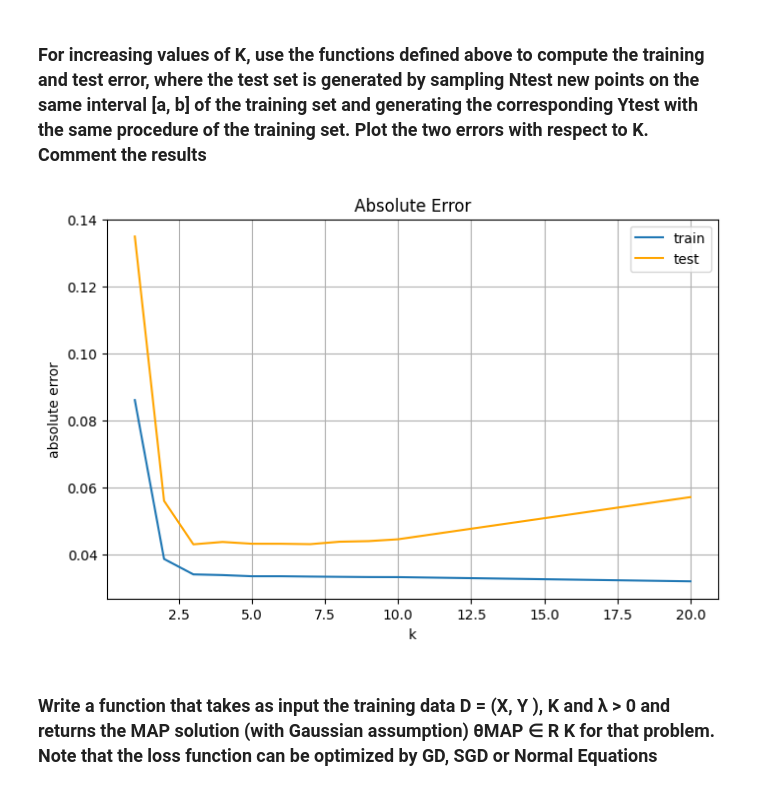
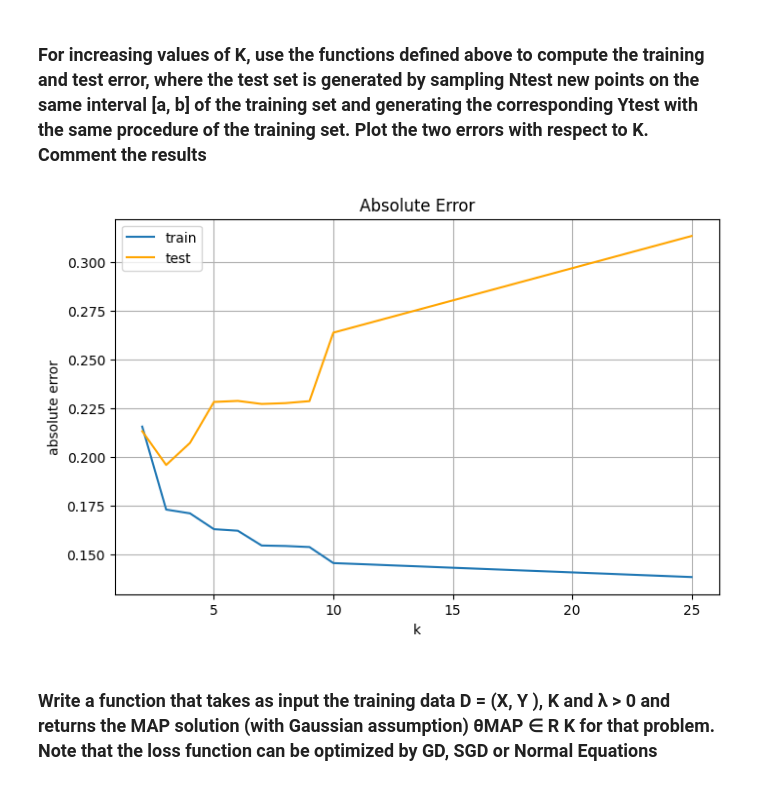
Before and after one commit to francesco-source/Artificial-Intelligence-UNIBO, a Jupyter notebook: Statistical_and_mathematical_methods_for_AI/Exercises/Esercizio4.ipynb, the cells around one changed output. Drawn from its saved outputs; the diff is of its cells as text; code cells hidden in the pictures.

```diff
--- a/Statistical_and_mathematical_methods_for_AI/Exercises/Esercizio4.ipynb
+++ b/Statistical_and_mathematical_methods_for_AI/Exercises/Esercizio4.ipynb
@@ -26,7 +26,7 @@ def f_theta_MLE(X,Y,k):
 def abs_error(theta,Testdata):
     Xtest=Testdata[0]
     Ytest=Testdata[1]
-    return np.linalg.norm(np.vander(Xtest,len(theta))@theta-Ytest,2)*(1/len(Ytest))
+    return (1/len(Ytest))*np.linalg.norm(np.vander(Xtest,len(theta))@theta-Ytest,2)**2
 
 def split_data(X,Y,NTrain):
     index=np.linspace(0,len(Y)-1,len(Y),dtype=int)
@@ -167,7 +167,7 @@ K=4
 theta=np.ones((K,))
 a,b=0,1
 Xtrain=np.random.uniform(low=a,high=b,size=N)
-var=0.1**0.5
+var=0.4
 Phi=np.vander(Xtrain,K)
 Ytrain=Phi@theta+np.random.normal(0,var,size=N)
 #plot the training
@@ -194,7 +194,7 @@ plt.figure(figsize=[15,5*3])
 for k in range(1,len(K_try)):
     plt.subplot(3,3,k)
 
-    theta_MLE=Choose_MLE("S",Xtrain,Ytrain,K_try[k])
+    theta_MLE=Choose_MLE("GD",Xtrain,Ytrain,K_try[k])
 
     Y_MLE_train=np.vander(Xtrain,K_try[k])@theta_MLE
     Y_MLE_test=np.vander(Xtest,K_try[k])@theta_MLE
@@ -211,30 +211,30 @@ plt.show()
 ###  For increasing values of K, use the functions defined above to compute the training and test error, where the test set is generated by sampling Ntest new points on the same interval [a, b] of the training set and generating the corresponding Ytest with the same procedure of the training set. Plot the two errors with respect to K. Comment the results
 # %%
 ### Poviamo a trovare il k senza sapere quale sia
-K_try=[1,2,3,4,5,6,7,8,9,10,20]
+K_try=[2,3,4,5,6,7,8,9,10,25]
 #Xtest=np.linspace(0,1,Ntest)
 plt.figure(figsize=[8,5])
 MLEtrain_error=np.zeros((len(K_try)))
 MLEtest_error=np.zeros((len(K_try)))
 for k in range(len(K_try)):
 
     theta_MLE=Choose_MLE("S",Xtrain,Ytrain,K_try[k])
 
     Y_MLE_train=np.vander(Xtrain,K_try[k])@theta_MLE
     Y_MLE_test=np.vander(Xtest,K_try[k])@theta_MLE
     MLEtrain_error[k]=abs_error(theta_MLE,(Xtrain,Ytrain))
     MLEtest_error[k]=abs_error(theta_MLE,(Xtest,Ytest))
 
 plt.plot(K_try,MLEtrain_error,c='C0')
 plt.plot(K_try,MLEtest_error,c="orange")
 plt.title("Absolute Error")
 plt.legend(["train","test"])
 plt.xlabel("k")
 plt.ylabel("absolute error")
 plt.grid()
 plt.show()
 # %% [output]
-[figure, old version]
+[figure, new version]
 # %% [markdown]
 ###  Write a function that takes as input the training data D = (X, Y ), K and λ > 0 and returns the MAP solution (with Gaussian assumption) θMAP ∈ R K for that problem. Note that the loss function can be optimized by GD, SGD or Normal Equations
 # %%
```
Also changed, not shown: parts of 6 cells of this notebook, 2 other files.
